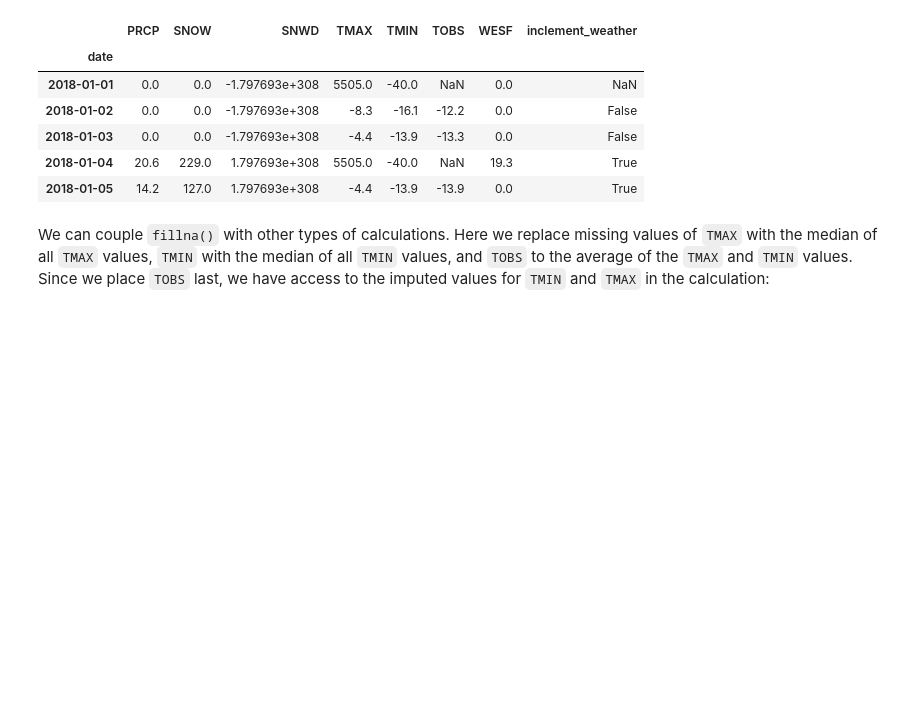
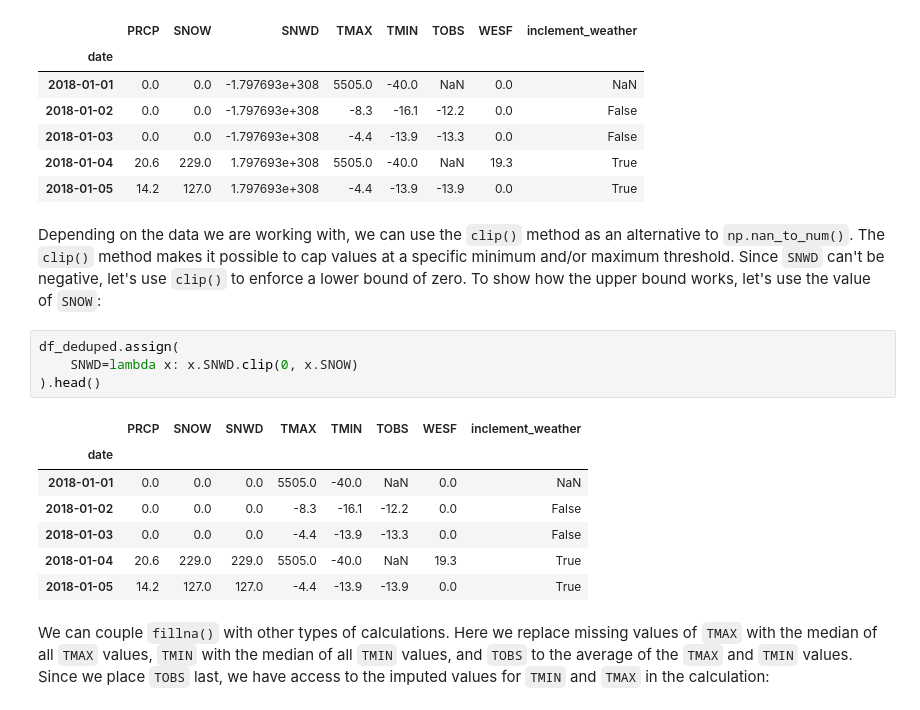
Before and after one commit to stefmolin/Hands-On-Data-Analysis-with-Pandas-2nd-edition, a Jupyter notebook: ch_03/5-handling_data_issues.ipynb, the cells around one changed output. Cells and saved outputs as stored; diff of their text form; blank space fills up the shorter version.

Commit message:
Include clip()

```diff
--- a/ch_03/5-handling_data_issues.ipynb
+++ b/ch_03/5-handling_data_issues.ipynb
@@ -335,6 +335,20 @@ df_deduped.assign(
 | 2018-01-03 | 0.0 | 0.0 | -1.797693e+308 | -4.4 | -13.9 | -13.3 | 0.0 | False |
 | 2018-01-04 | 20.6 | 229.0 | 1.797693e+308 | 5505.0 | -40.0 | NaN | 19.3 | True |
 | 2018-01-05 | 14.2 | 127.0 | 1.797693e+308 | -4.4 | -13.9 | -13.9 | 0.0 | True |
+# %% [markdown]
+Depending on the data we are working with, we can use the `clip()` method as an alternative to `np.nan_to_num()`. The `clip()` method makes it possible to cap values at a specific minimum and/or maximum threshold. Since `SNWD` can't be negative, let's use `clip()` to enforce a lower bound of zero. To show how the upper bound works, let's use the value of `SNOW`:
+# %%
+df_deduped.assign(
+    SNWD=lambda x: x.SNWD.clip(0, x.SNOW)
+).head()
+# %% [output]
+|  | PRCP | SNOW | SNWD | TMAX | TMIN | TOBS | WESF | inclement_weather |
+| date |  |  |  |  |  |  |  |  |
+| 2018-01-01 | 0.0 | 0.0 | 0.0 | 5505.0 | -40.0 | NaN | 0.0 | NaN |
+| 2018-01-02 | 0.0 | 0.0 | 0.0 | -8.3 | -16.1 | -12.2 | 0.0 | False |
+| 2018-01-03 | 0.0 | 0.0 | 0.0 | -4.4 | -13.9 | -13.3 | 0.0 | False |
+| 2018-01-04 | 20.6 | 229.0 | 229.0 | 5505.0 | -40.0 | NaN | 19.3 | True |
+| 2018-01-05 | 14.2 | 127.0 | 127.0 | -4.4 | -13.9 | -13.9 | 0.0 | True |
 # %% [markdown]
 We can couple `fillna()` with other types of calculations. Here we replace missing values of `TMAX` with the median of all `TMAX` values, `TMIN` with the median of all `TMIN` values, and `TOBS` to the average of the `TMAX` and `TMIN` values. Since we place `TOBS` last, we have access to the imputed values for `TMIN` and `TMAX` in the calculation:
 # %%
```
